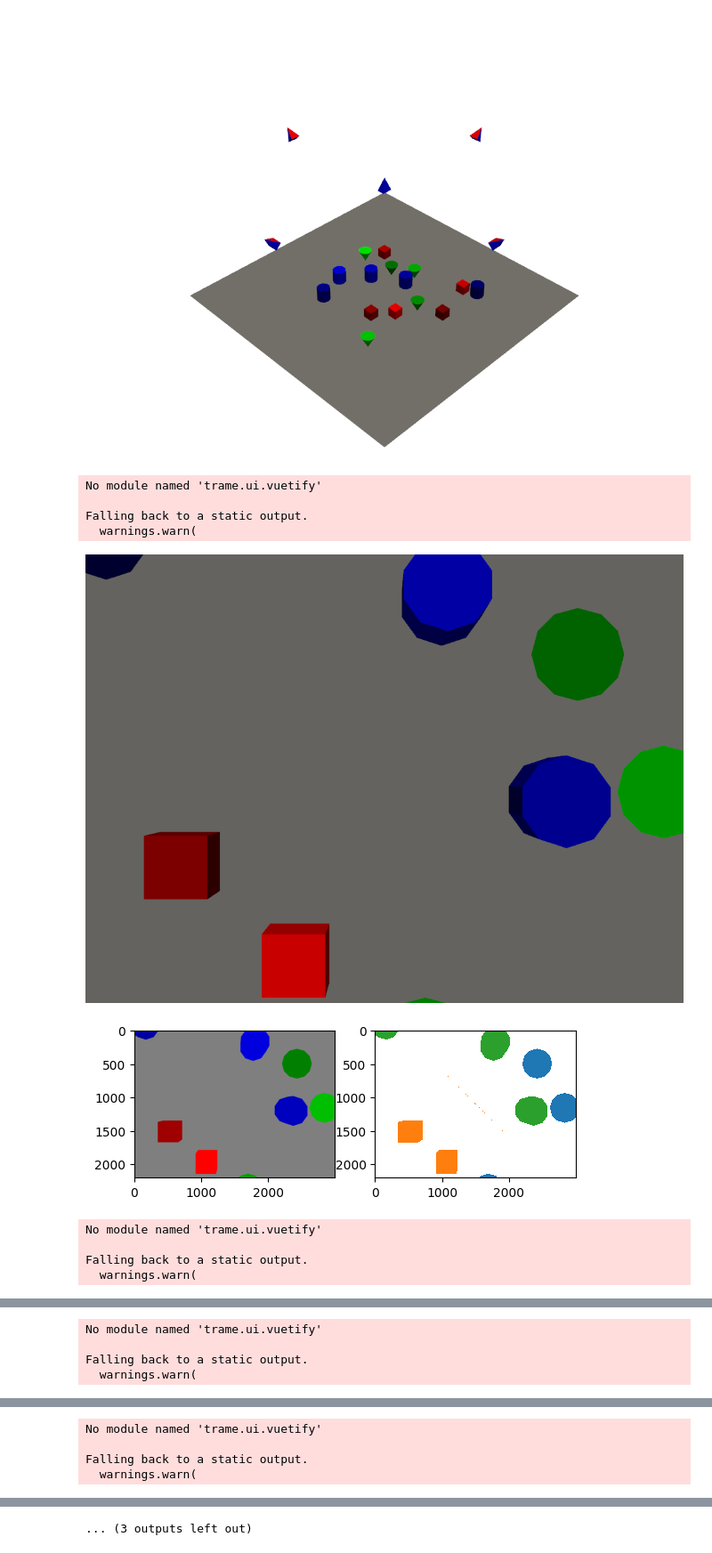
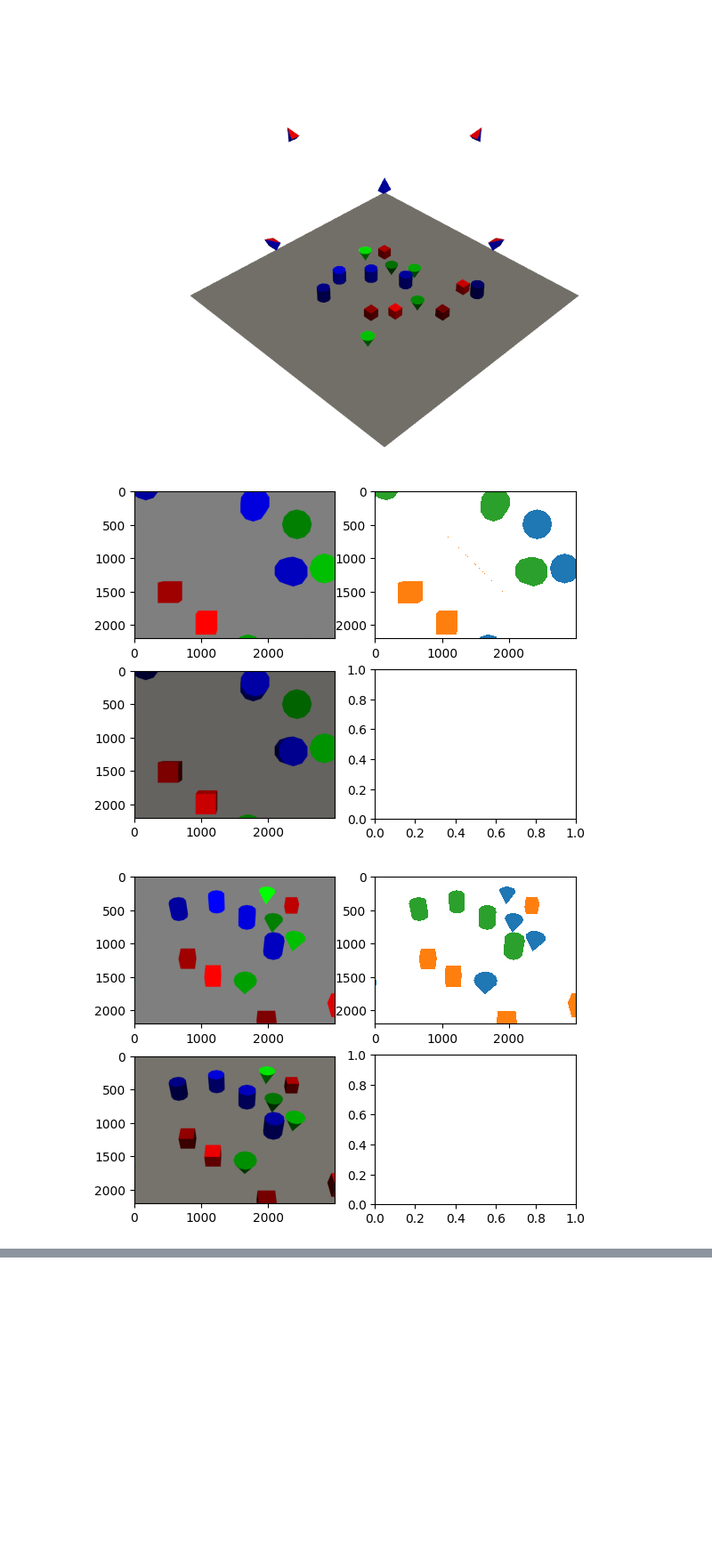
Before and after one commit to open-forest-observatory/geograypher, a Jupyter notebook: examples/concept_figure.ipynb, the cells around one changed output, grey strips where cells are left out. Shown at 89% size. Cells and saved outputs as stored; diff of their text form; code cells hidden in the pictures; blank space fills up the shorter version.

Commit message:
Add example with updated pyvista rendering

```diff
--- a/examples/concept_figure.ipynb
+++ b/examples/concept_figure.ipynb
@@ -222,42 +222,31 @@ Falling back to a static output.
 # %%
 import matplotlib.pyplot as plt
 
 for i in range(5):
     rendered_image = colored_mesh.render_pytorch3d(
         camera_set, i, shade_by_indexing=True
     )
     rendered_object_class = object_class_mesh.render_pytorch3d(
         camera_set,
         i,
         shade_by_indexing=True,
     )
     rendered_object_class[rendered_object_class == -1] = np.nan
 
-    pv_camera = camera_set.get_camera_by_index(i).get_pyvista_camera()
-    plotter = pv.Plotter()
-    plotter.add_mesh(mesh, scalars=colors_per_face, rgb=True)
-    plotter.camera = pv_camera
-    plotter.show()
+    pv_render = colored_mesh.render_pyvista(camera_set, i)
 
-    f, axs = plt.subplots(1, 2)
-    axs[0].imshow(np.flip(rendered_image, (0, 1)))
 
-    axs[1].imshow(
+    f, axs = plt.subplots(2, 2)
+    axs[0,0].imshow(np.flip(rendered_image, (0, 1)))
+    axs[0,1].imshow(
         np.flip(rendered_object_class, (0, 1)),
         cmap="tab10",
         vmin=0,
         vmax=9,
         interpolation="none",
     )
+    axs[1,0].imshow(pv_render)
     plt.show()
 # %% [output]
-No module named 'trame.ui.vuetify'
-
-Falling back to a static output.
-  warnings.warn(
-[figure, old version]
+[figure, new version]
-[figure, old version]
+[figure, new version]
-No module named 'trame.ui.vuetify'
-
-Falling back to a static output.
-  warnings.warn(
@@ -266,4 +254,0 @@ Falling back to a static output.
-No module named 'trame.ui.vuetify'
-
-Falling back to a static output.
-  warnings.warn(
@@ -272,4 +255,0 @@ Falling back to a static output.
-No module named 'trame.ui.vuetify'
-
-Falling back to a static output.
-  warnings.warn(
@@ -278 +255,0 @@ Falling back to a static output.
-... (3 outputs left out)
```
Also changed, not shown: parts of 1 cell of this notebook.
